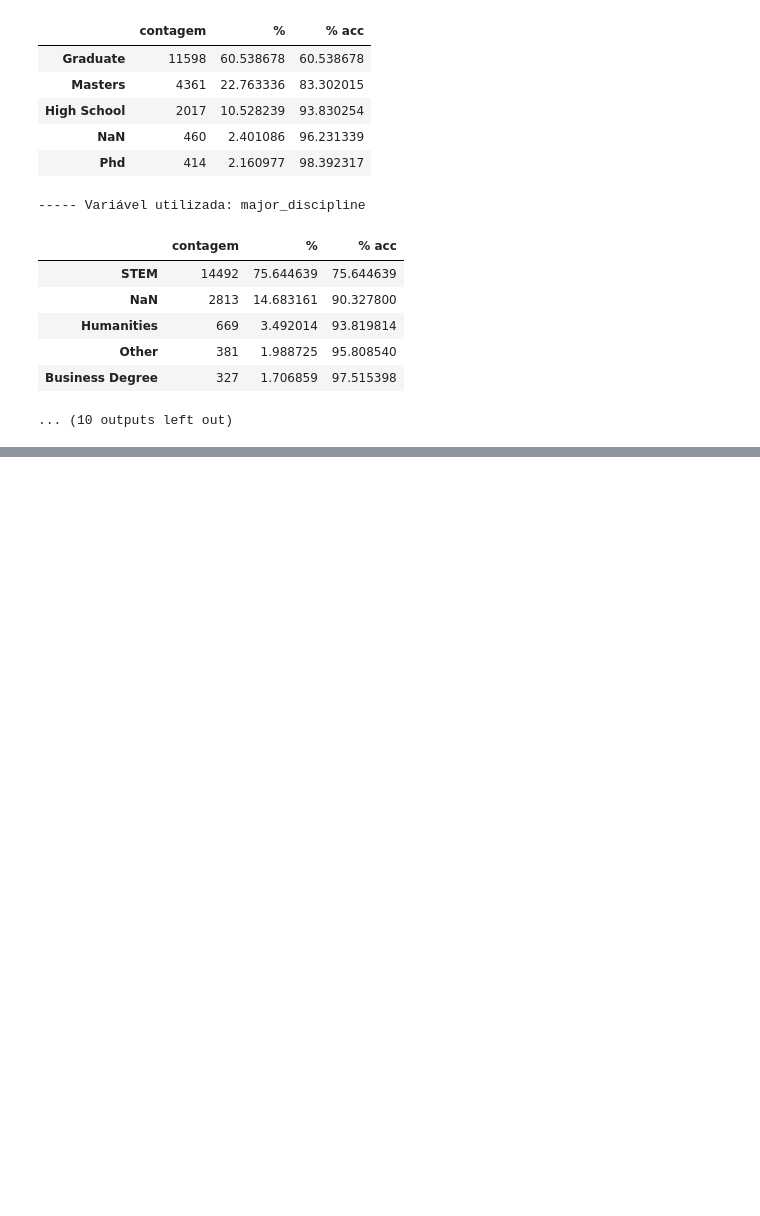
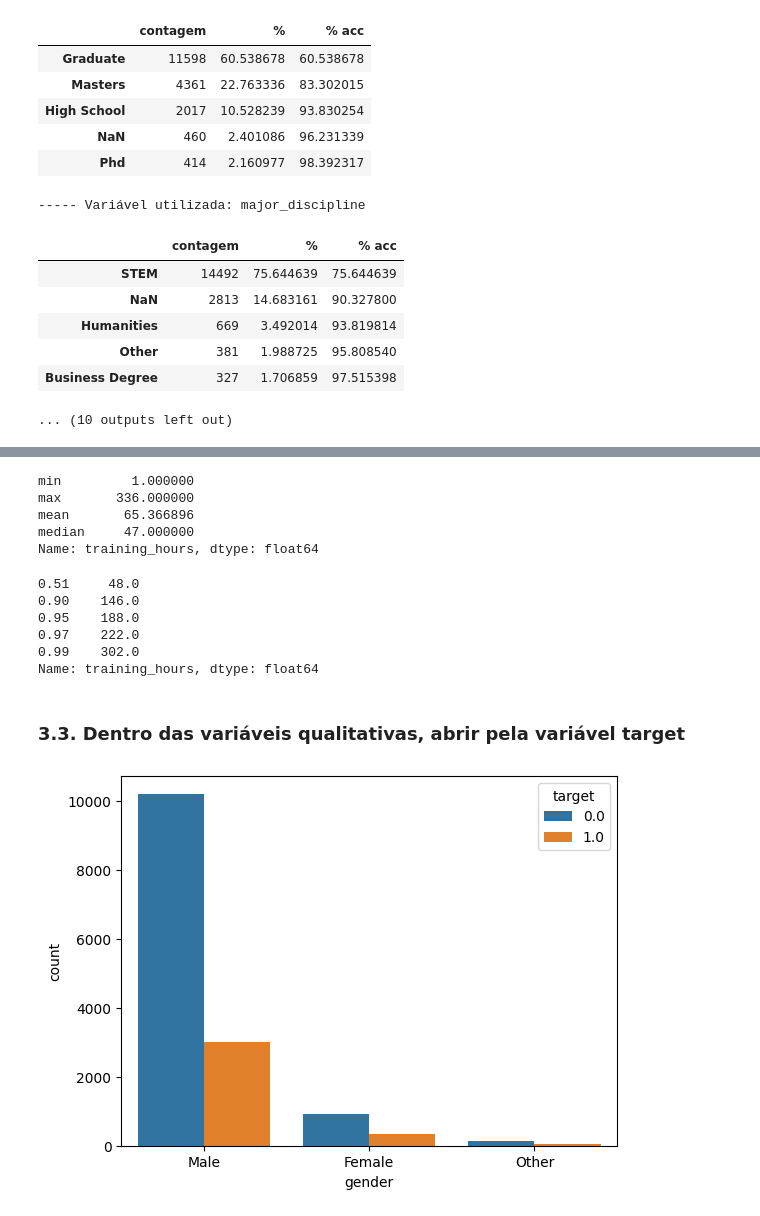
Before and after one commit to barbosarafael/hr_analysis, a Jupyter notebook: notebooks/3.0.exploracao_dados.ipynb, the cells around one changed output, grey strips where cells are left out. Drawn from its saved outputs; the diff is of its cells as text; code cells hidden in the pictures; blank space fills up the shorter version.

```diff
--- a/notebooks/3.0.exploracao_dados.ipynb
+++ b/notebooks/3.0.exploracao_dados.ipynb
@@ -183,0 +209,27 @@ for i in lista_var_qual:
+# %%
+dados\
+    .training_hours\
+    .agg(['min', 'max', 'mean', 'median'])
+# %% [output]
+min         1.000000
+max       336.000000
+mean       65.366896
+median     47.000000
+Name: training_hours, dtype: float64
+# %%
+dados\
+    .training_hours\
+    .quantile([0.51, 0.9, 0.95, 0.97, 0.99])
+# %% [output]
+0.51     48.0
+0.90    146.0
+0.95    188.0
+0.97    222.0
+0.99    302.0
+Name: training_hours, dtype: float64
+# %% [markdown]
+### 3.3. Dentro das variáveis qualitativas, abrir pela variável target
+# %%
+_ = sns.countplot(data = dados, x = 'gender', hue = 'target')
+# %% [output]
+[figure, added]
```
Also changed, not shown: parts of 6 cells of this notebook, 1 other file.
